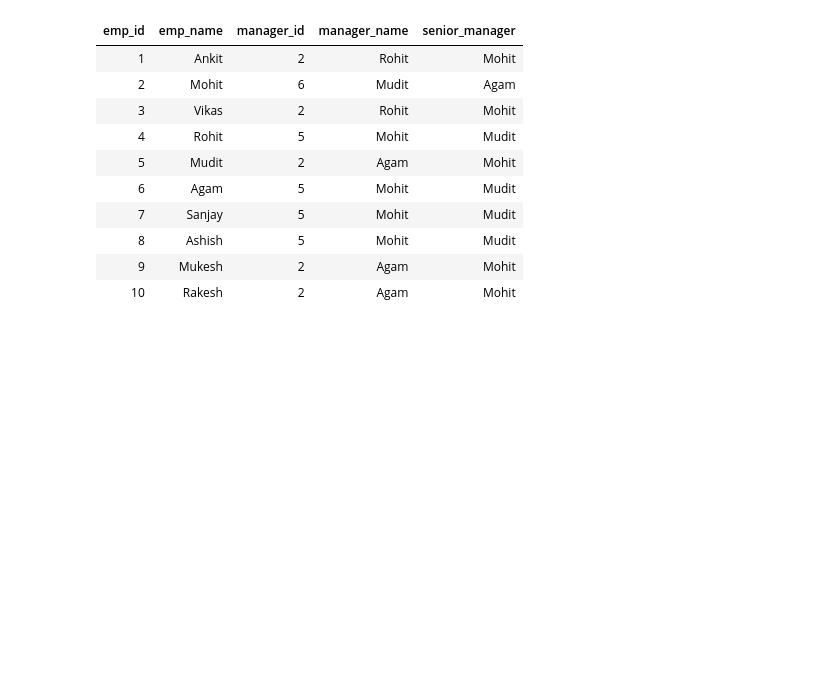
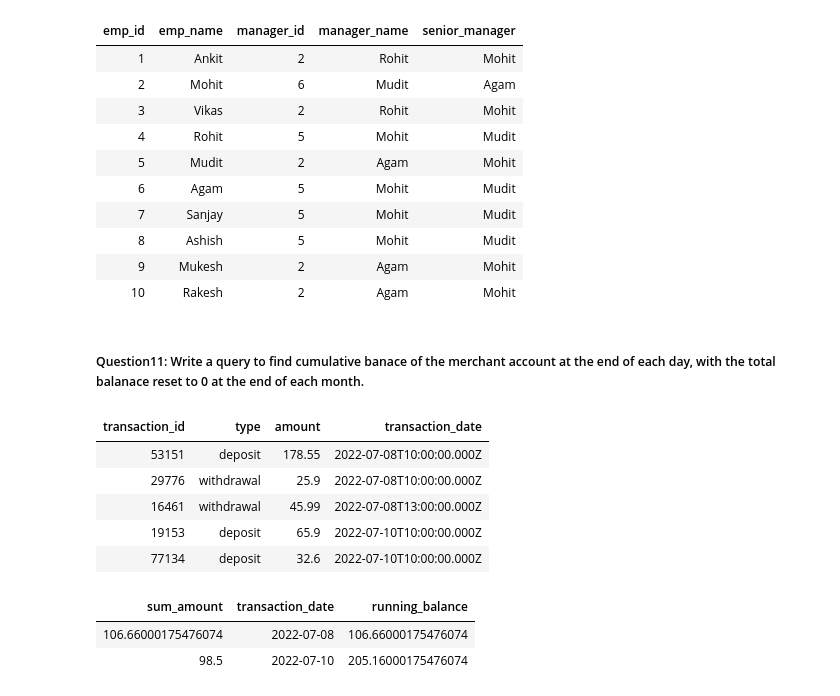
Before and after one commit to Rupam-1/SQL-Pyspark-practise_youtube, a Jupyter notebook: 04. SQL - Part3.ipynb, the cells around one changed output. Drawn from its saved outputs; the diff is of its cells as text; code cells hidden in the pictures; blank space fills up the shorter version.

```diff
--- a/04. SQL - Part3.ipynb
+++ b/04. SQL - Part3.ipynb
@@ -1088,3 +1088,60 @@ left join emp e3 on e2.manager_id = e3.emp_id;
 | 8 | Ashish | 5 | Mohit | Mudit |
 | 9 | Mukesh | 2 | Agam | Mohit |
 | 10 | Rakesh | 2 | Agam | Mohit |
+# %% [markdown]
+##### Question11: Write a query to find cumulative banace of the merchant account at the end of each day, with the total balanace reset to 0 at the end of each month.
+# %%
+%sql
+CREATE OR REPLACE TABLE transaction44 (
+    transaction_id INT,
+    type STRING,
+    amount FLOAT,
+    transaction_date TIMESTAMP
+);
+
+INSERT INTO transaction44 VALUES
+(19153, 'deposit', 65.90, '2022-07-10 10:00:00'),
+(53151, 'deposit', 178.55, '2022-07-08 10:00:00'),
+(29776, 'withdrawal', 25.90, '2022-07-08 10:00:00'),
+(16461, 'withdrawal', 45.99, '2022-07-08 13:00:00'),
+(77134, 'deposit', 32.60, '2022-07-10 10:00:00');
+
+SELECT * FROM transaction44 order by transaction_date;
+# %% [output]
+| transaction_id | type | amount | transaction_date |
+| 53151 | deposit | 178.55 | 2022-07-08T10:00:00.000Z |
+| 29776 | withdrawal | 25.9 | 2022-07-08T10:00:00.000Z |
+| 16461 | withdrawal | 45.99 | 2022-07-08T13:00:00.000Z |
+| 19153 | deposit | 65.9 | 2022-07-10T10:00:00.000Z |
+| 77134 | deposit | 32.6 | 2022-07-10T10:00:00.000Z |
+# %%
+%sql
+with cte as (
+    select
+        transaction_id,
+        type,
+        case
+            when type = "withdrawal" then -amount
+            else amount
+        end as amount,
+        transaction_date
+    from transaction44
+    order by transaction_date
+),
+cte1 as (
+    select
+        sum(amount) as sum_amount,
+        cast(transaction_date as date) as transaction_date
+    from cte
+    group by cast(transaction_date as date)
+    order by transaction_date
+)
+select *,
+    sum(sum_amount) over(
+        partition by year(transaction_date), month(transaction_date)
+        order by transaction_date) as running_balance
+from cte1;
+# %% [output]
+| sum_amount | transaction_date | running_balance |
+| 106.66000175476074 | 2022-07-08 | 106.66000175476074 |
+| 98.5 | 2022-07-10 | 205.16000175476074 |
```
Also changed, not shown: 1 other file.
